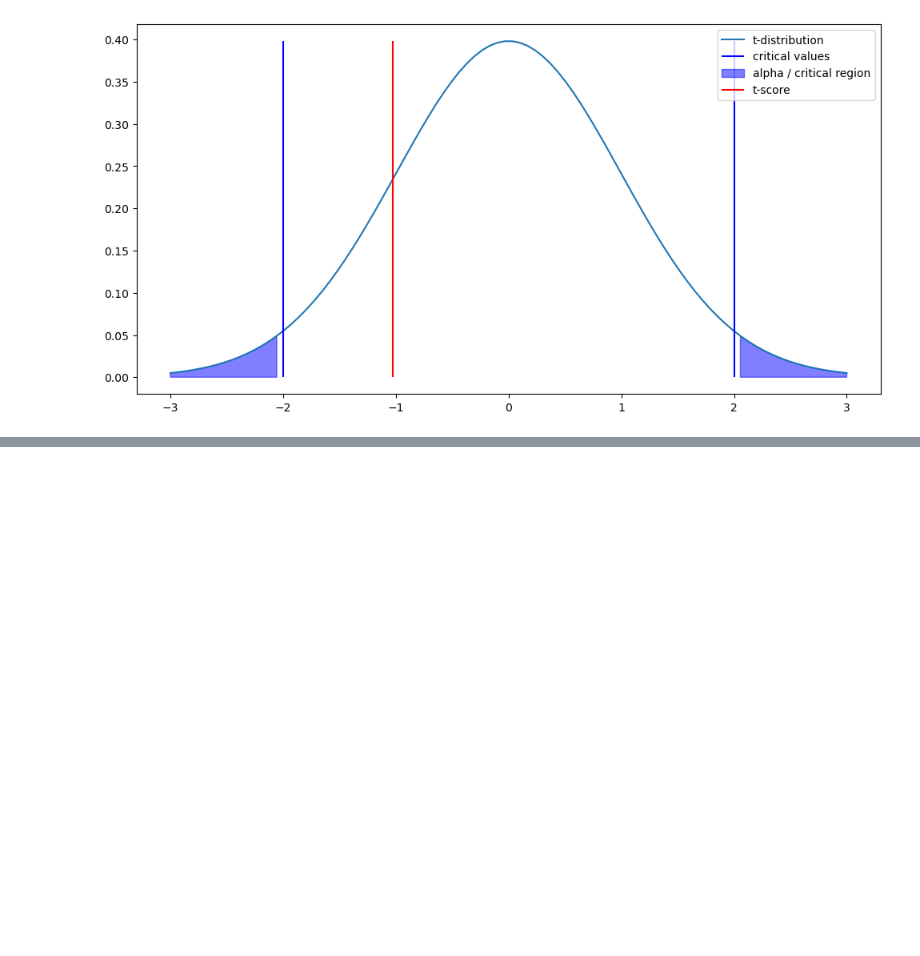
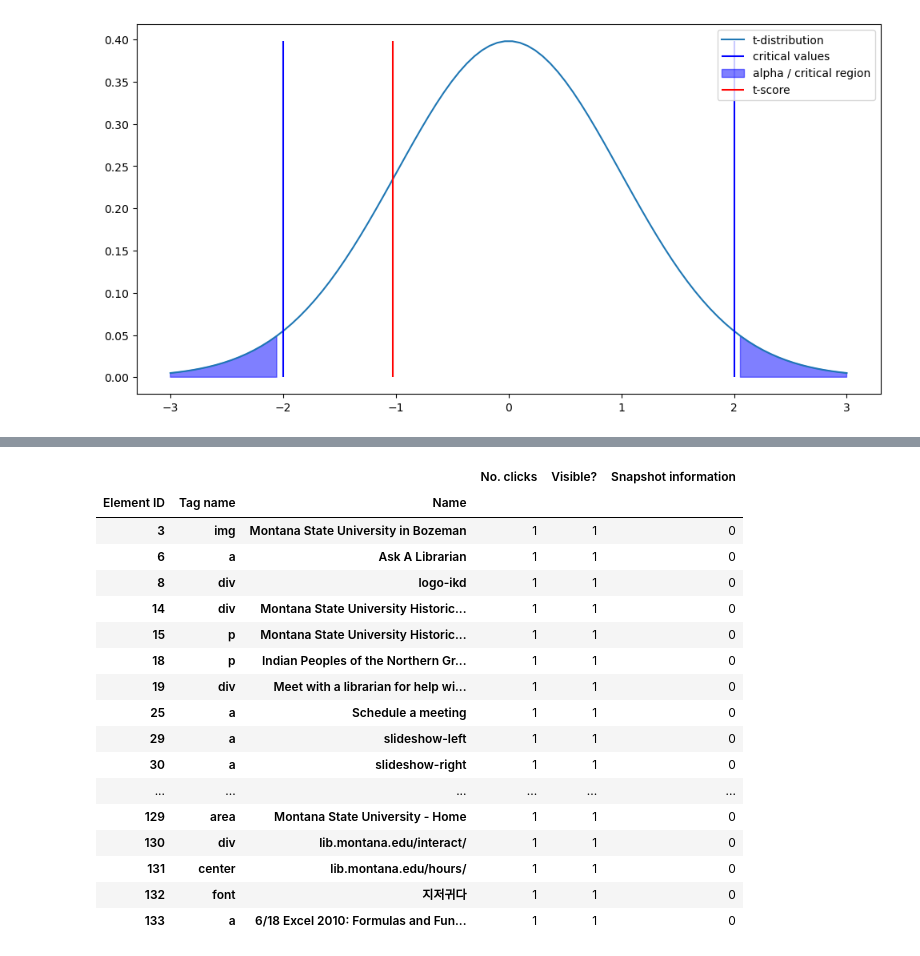
Before and after one commit to ctalladen78/WBSbootcamp23, a Jupyter notebook: week5/hypothesis_testing.ipynb, the cells around one changed output, grey strips where cells are left out. Cells and saved outputs as stored; diff of their text form; code cells hidden in the pictures; blank space fills up the shorter version.

```diff
--- a/week5/hypothesis_testing.ipynb
+++ b/week5/hypothesis_testing.ipynb
@@ -214,0 +248,21 @@ plt.show()
+# %%
+services_df.groupby(['Element ID','Tag name','Name']).count()
+# %% [output]
+|  |  |  | No. clicks | Visible? | Snapshot information |
+| Element ID | Tag name | Name |  |  |  |
+| 3 | img | Montana State University in Bozeman | 1 | 1 | 0 |
+| 6 | a | Ask A Librarian | 1 | 1 | 0 |
+| 8 | div | logo-ikd | 1 | 1 | 0 |
+| 14 | div | Montana State University Historic... | 1 | 1 | 0 |
+| 15 | p | Montana State University Historic... | 1 | 1 | 0 |
+| 18 | p | Indian Peoples of the Northern Gr... | 1 | 1 | 0 |
+| 19 | div | Meet with a librarian for help wi... | 1 | 1 | 0 |
+| 25 | a | Schedule a meeting | 1 | 1 | 0 |
+| 29 | a | slideshow-left | 1 | 1 | 0 |
+| 30 | a | slideshow-right | 1 | 1 | 0 |
+| ... | ... | ... | ... | ... | ... |
+| 129 | area | Montana State University - Home | 1 | 1 | 0 |
+| 130 | div | lib.montana.edu/interact/ | 1 | 1 | 0 |
+| 131 | center | lib.montana.edu/hours/ | 1 | 1 | 0 |
+| 132 | font | 지저귀다 | 1 | 1 | 0 |
+| 133 | a | 6/18 Excel 2010: Formulas and Fun... | 1 | 1 | 0 |
```
Also changed, not shown: parts of 6 cells of this notebook.
